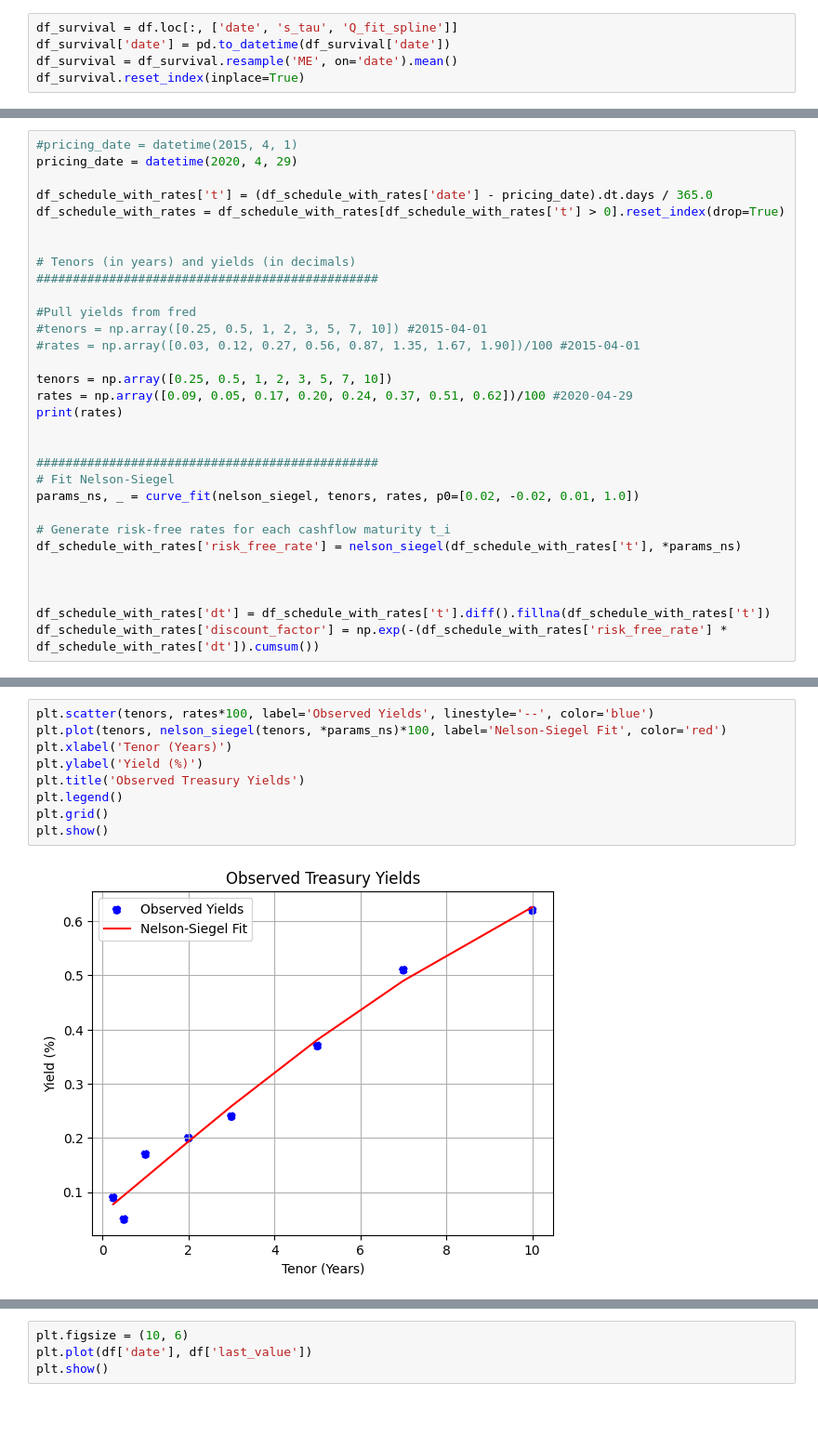
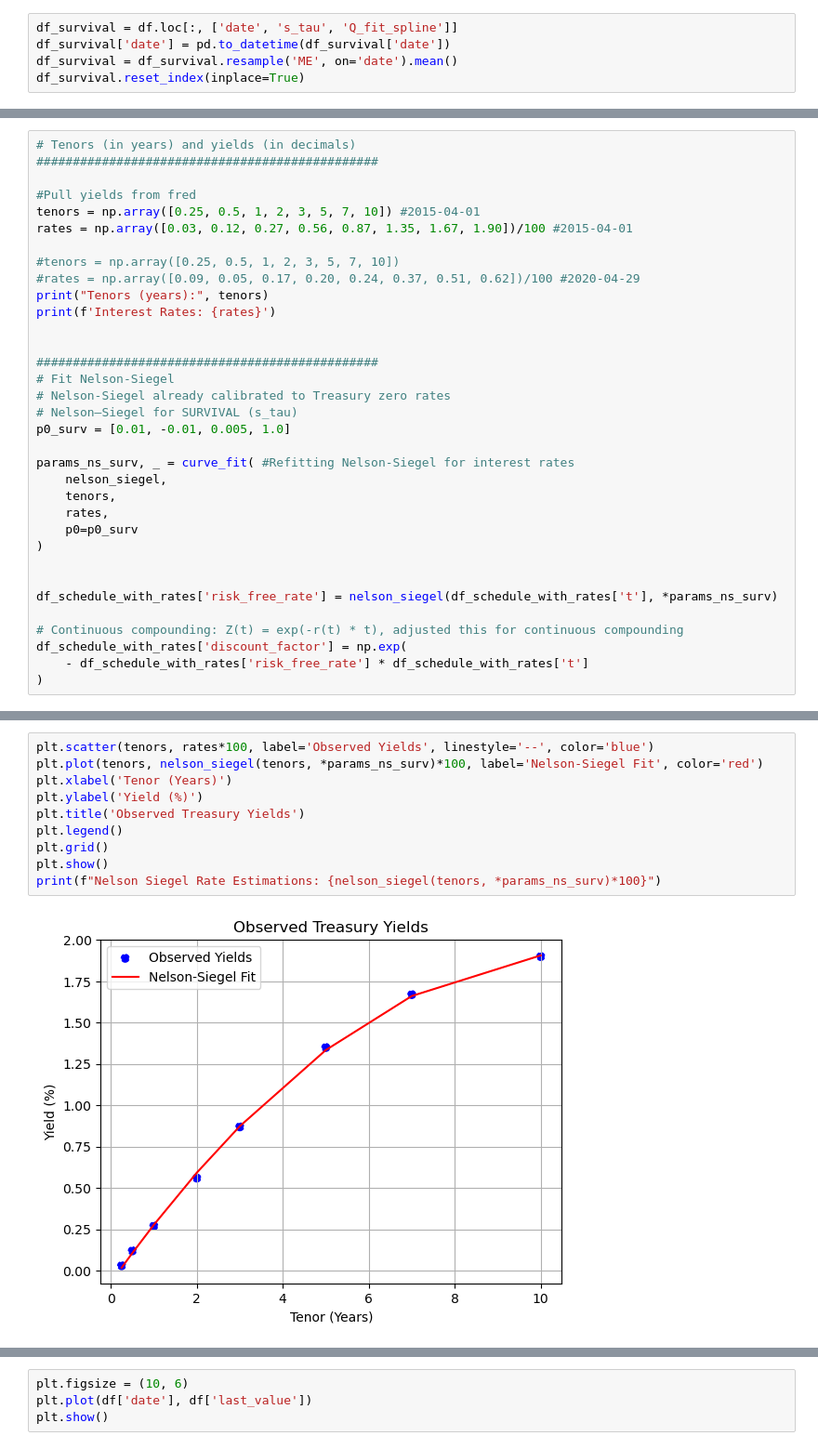
Before and after one commit to Quant-Liam/FE800-Research, a Jupyter notebook: FA800 ProjectDraft.ipynb, the cells around one changed output, grey strips where cells are left out. Shown at 93% size. Saved outputs shown, nothing was run; the diff lists cells and outputs as text; blank space fills up the shorter version.

```diff
--- a/FA800 ProjectDraft.ipynb
+++ b/FA800 ProjectDraft.ipynb
@@ -371,32 +311,35 @@ df_schedule_with_rates#.to_clipboard()
 # %%
-#pricing_date = datetime(2015, 4, 1)
-pricing_date = datetime(2020, 4, 29)
-
-df_schedule_with_rates['t'] = (df_schedule_with_rates['date'] - pricing_date).dt.days / 365.0
-df_schedule_with_rates = df_schedule_with_rates[df_schedule_with_rates['t'] > 0].reset_index(drop=True)
-
-
 # Tenors (in years) and yields (in decimals)
 ###############################################
 
 #Pull yields from fred
-#tenors = np.array([0.25, 0.5, 1, 2, 3, 5, 7, 10]) #2015-04-01
-#rates = np.array([0.03, 0.12, 0.27, 0.56, 0.87, 1.35, 1.67, 1.90])/100 #2015-04-01
+tenors = np.array([0.25, 0.5, 1, 2, 3, 5, 7, 10]) #2015-04-01
+rates = np.array([0.03, 0.12, 0.27, 0.56, 0.87, 1.35, 1.67, 1.90])/100 #2015-04-01
 
-tenors = np.array([0.25, 0.5, 1, 2, 3, 5, 7, 10])
-rates = np.array([0.09, 0.05, 0.17, 0.20, 0.24, 0.37, 0.51, 0.62])/100 #2020-04-29
-print(rates)
+#tenors = np.array([0.25, 0.5, 1, 2, 3, 5, 7, 10])
+#rates = np.array([0.09, 0.05, 0.17, 0.20, 0.24, 0.37, 0.51, 0.62])/100 #2020-04-29
+print("Tenors (years):", tenors)
+print(f'Interest Rates: {rates}')
 
 
 ###############################################
 # Fit Nelson-Siegel
-params_ns, _ = curve_fit(nelson_siegel, tenors, rates, p0=[0.02, -0.02, 0.01, 1.0])
+# Nelson-Siegel already calibrated to Treasury zero rates
+# Nelson–Siegel for SURVIVAL (s_tau)
+p0_surv = [0.01, -0.01, 0.005, 1.0]
 
-# Generate risk-free rates for each cashflow maturity t_i
-df_schedule_with_rates['risk_free_rate'] = nelson_siegel(df_schedule_with_rates['t'], *params_ns)
+params_ns_surv, _ = curve_fit( #Refitting Nelson-Siegel for interest rates
+    nelson_siegel,
+    tenors,
+    rates,
+    p0=p0_surv
+)
 
 
+df_schedule_with_rates['risk_free_rate'] = nelson_siegel(df_schedule_with_rates['t'], *params_ns_surv)
 
-df_schedule_with_rates['dt'] = df_schedule_with_rates['t'].diff().fillna(df_schedule_with_rates['t'])
-df_schedule_with_rates['discount_factor'] = np.exp(-(df_schedule_with_rates['risk_free_rate'] * df_schedule_with_rates['dt']).cumsum())
+# Continuous compounding: Z(t) = exp(-r(t) * t), adjusted this for continuous compounding
+df_schedule_with_rates['discount_factor'] = np.exp(
+    - df_schedule_with_rates['risk_free_rate'] * df_schedule_with_rates['t']
+)
 # %% [output]
@@ -404,11 +348,12 @@ df_schedule_with_rates['discount_factor'] = np.exp(-(df_schedule_with_rates['ris
 # %%
 plt.scatter(tenors, rates*100, label='Observed Yields', linestyle='--', color='blue')
-plt.plot(tenors, nelson_siegel(tenors, *params_ns)*100, label='Nelson-Siegel Fit', color='red')
+plt.plot(tenors, nelson_siegel(tenors, *params_ns_surv)*100, label='Nelson-Siegel Fit', color='red')
 plt.xlabel('Tenor (Years)')
 plt.ylabel('Yield (%)')
 plt.title('Observed Treasury Yields')
 plt.legend()
 plt.grid()
 plt.show()
+print(f"Nelson Siegel Rate Estimations: {nelson_siegel(tenors, *params_ns_surv)*100}")
 # %% [output]
-[figure, old version]
+[figure, new version]
```
Also changed, not shown: parts of 18 cells of this notebook.
